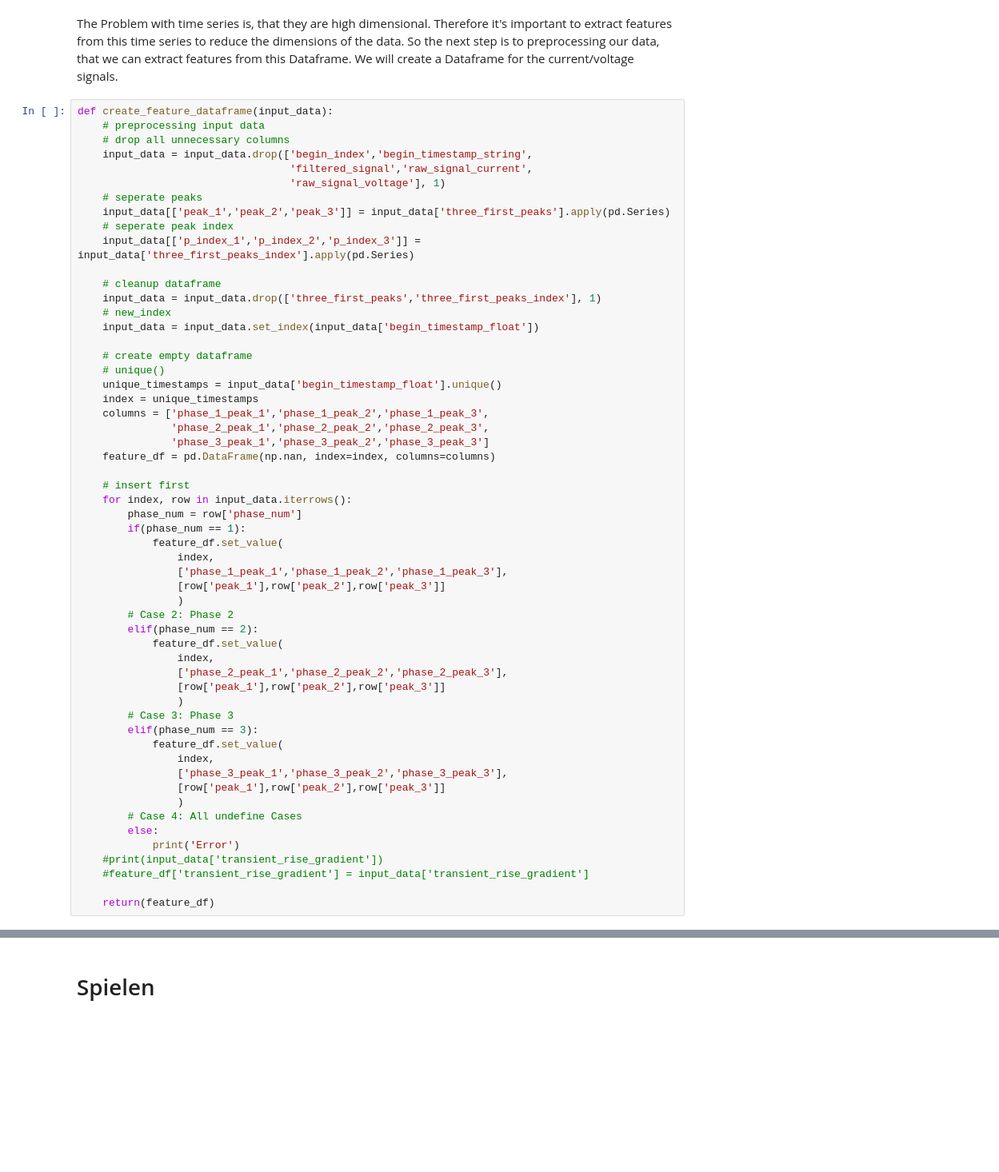
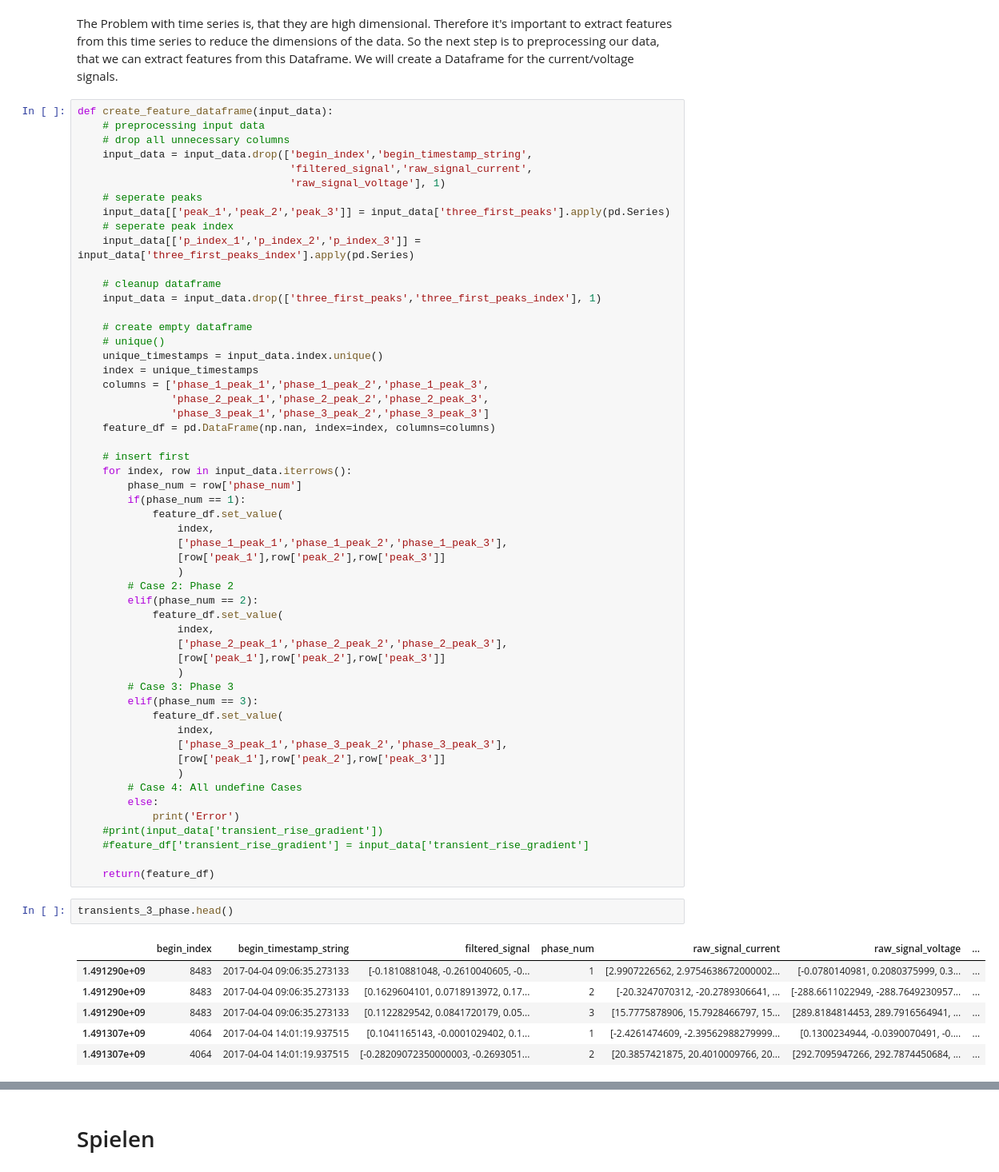
Before and after one commit to Snorrevombau/Transients_Classifier, a Jupyter notebook: data_exploration_new.ipynb, the cells around one changed output, grey strips where cells are left out. Shown: that part at 80% size. Drawn from its saved outputs; the diff is of its cells as text; blank space fills up the shorter version.

```diff
--- a/data_exploration_new.ipynb
+++ b/data_exploration_new.ipynb
@@ -200,12 +205,10 @@ def create_feature_dataframe(input_data):
 
     # cleanup dataframe
     input_data = input_data.drop(['three_first_peaks','three_first_peaks_index'], 1)
-    # new_index
-    input_data = input_data.set_index(input_data['begin_timestamp_float'])
 
     # create empty dataframe
     # unique()
-    unique_timestamps = input_data['begin_timestamp_float'].unique()
+    unique_timestamps = input_data.index.unique()
     index = unique_timestamps
     columns = ['phase_1_peak_1','phase_1_peak_2','phase_1_peak_3',
                'phase_2_peak_1','phase_2_peak_2','phase_2_peak_3',
@@ -242,4 +245,13 @@ def create_feature_dataframe(input_data):
     #feature_df['transient_rise_gradient'] = input_data['transient_rise_gradient']
 
     return(feature_df)
+# %%
+transients_3_phase.head()
+# %% [output]
+|  | begin_index | begin_timestamp_string | filtered_signal | phase_num | raw_signal_current | raw_signal_voltage | ... |
+| 1.491290e+09 | 8483 | 2017-04-04 09:06:35.273133 | [-0.1810881048, -0.2610040605, -0... | 1 | [2.9907226562, 2.9754638672000002... | [-0.0780140981, 0.2080375999, 0.3... | ... |
+| 1.491290e+09 | 8483 | 2017-04-04 09:06:35.273133 | [0.1629604101, 0.0718913972, 0.17... | 2 | [-20.3247070312, -20.2789306641, ... | [-288.6611022949, -288.7649230957... | ... |
+| 1.491290e+09 | 8483 | 2017-04-04 09:06:35.273133 | [0.1122829542, 0.0841720179, 0.05... | 3 | [15.7775878906, 15.7928466797, 15... | [289.8184814453, 289.7916564941, ... | ... |
+| 1.491307e+09 | 4064 | 2017-04-04 14:01:19.937515 | [0.1041165143, -0.0001029402, 0.1... | 1 | [-2.4261474609, -2.39562988279999... | [0.1300234944, -0.0390070491, -0.... | ... |
+| 1.491307e+09 | 4064 | 2017-04-04 14:01:19.937515 | [-0.28209072350000003, -0.2693051... | 2 | [20.3857421875, 20.4010009766, 20... | [292.7095947266, 292.7874450684, ... | ... |
 # %%
```
Also changed, not shown: parts of 9 cells of this notebook.
